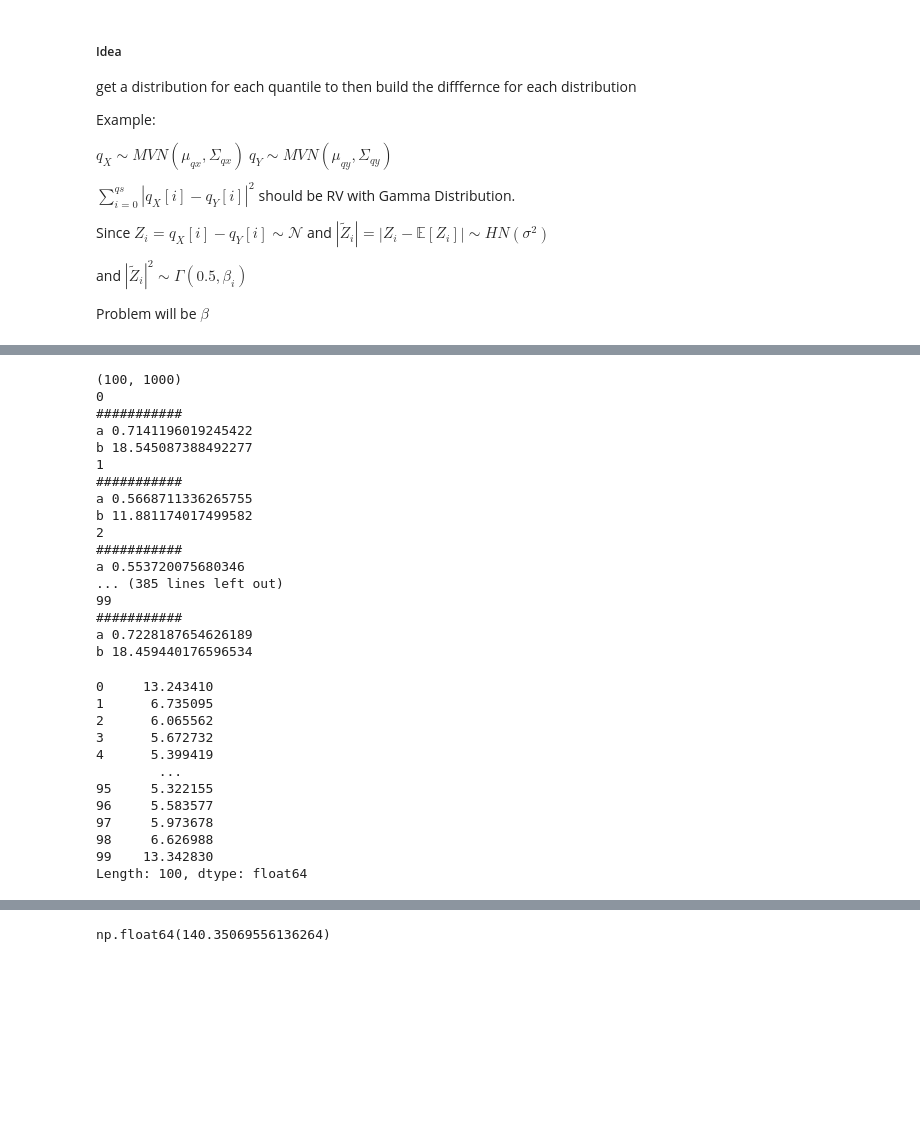
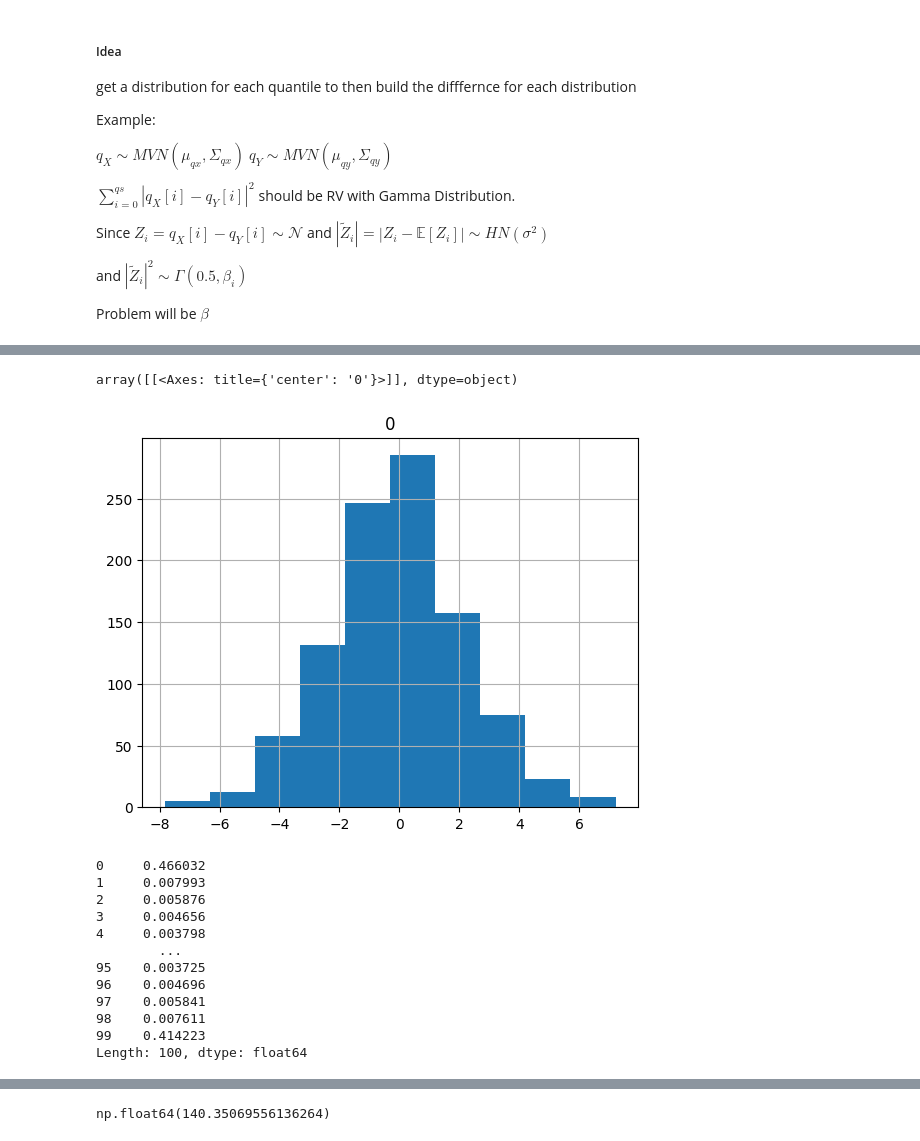
Before and after one commit to jsve96/SWD_CPD, a Jupyter notebook: Gamma-example.ipynb, the cells around one changed output, grey strips where cells are left out. Saved outputs shown, nothing was run; the diff lists cells and outputs as text; code cells hidden in the pictures; blank space fills up the shorter version.

```diff
--- a/Gamma-example.ipynb
+++ b/Gamma-example.ipynb
@@ -129,3 +159,8 @@ Actual sample Variance
+# %%
+pd.DataFrame(np.random.normal(0,5.2**0.5,1000)).hist()
+# %% [output]
+array([[<Axes: title={'center': '0'}>]], dtype=object)
+[figure, added]
 # %%
 Q_mean = np.mean(x_proj_q,axis=1)-np.mean(y_proj_q,axis=1)
 Q_var = np.var(x_proj_q,axis=1)+np.var(y_proj_q,axis=1)
@@ -134,54 +169,42 @@ Q_var = np.var(x_proj_q,axis=1)+np.var(y_proj_q,axis=1)
 diff_quantiles = x_proj_q - y_proj_q
 
 
-diff_quantiles_normalised = np.zeros((len(qs),1000))
-for t in range(len(qs)):
-    diff_quantiles_normalised[t,:] = diff_quantiles[t,:] - Q_mean[t]
+# diff_quantiles_normalised = np.zeros((len(qs),1000))
+# for t in range(len(qs)):
+#     diff_quantiles_normalised[t,:] = diff_quantiles[t,:] - Q_mean[t]
 
-print(diff_quantiles.shape)
-##### Verteilung pro q
+# print(diff_quantiles.shape)
+# ##### Verteilung pro q
 
 Diff_2  = pd.DataFrame(np.abs(diff_quantiles)**2)
 
 
+a_vals = []
+b_vals = []
+
 for t in range(len(qs)):
     m = Diff_2.iloc[t,:].mean()
     v = Diff_2.iloc[t,:].var()
-    print(t)
-    print("###########")
-    print("a", m**2/v)
-    print('b', v/m)
+    # print(t)
+    # print("###########")
+    # print("a", m**2/v)
+    a_vals.append(m**2/v)
+    # print('b', v/m)
+    b_vals.append(v/m)
 
 ### mean is actually near a*b of fitted Gamma to output
 Diff_2.mean(axis=1)
 # %% [output]
-(100, 1000)
-0
-###########
-a 0.7141196019245422
-b 18.545087388492277
-1
-###########
-a 0.5668711336265755
-b 11.881174017499582
-2
-###########
-a 0.553720075680346
-... (385 lines left out)
-99
-###########
-a 0.7228187654626189
-b 18.459440176596534
+0     0.466032
+1     0.007993
+2     0.005876
+3     0.004656
+4     0.003798
+        ...
+95    0.003725
+96    0.004696
+97    0.005841
+98    0.007611
+99    0.414223
+Length: 100, dtype: float64
-0     13.243410
-1      6.735095
-2      6.065562
-3      5.672732
-4      5.399419
-        ...
-95     5.322155
-96     5.583577
-97     5.973678
-98     6.626988
-99    13.342830
-Length: 100, dtype: float64
 # %%
```
Also changed, not shown: parts of 18 cells of this notebook, 2 other files.
